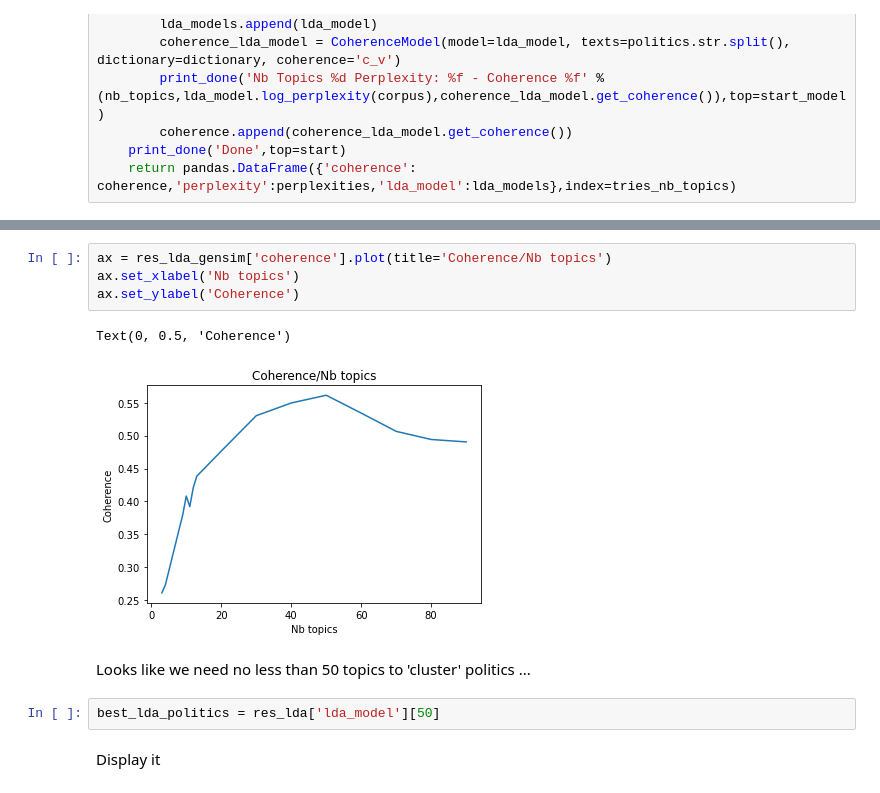
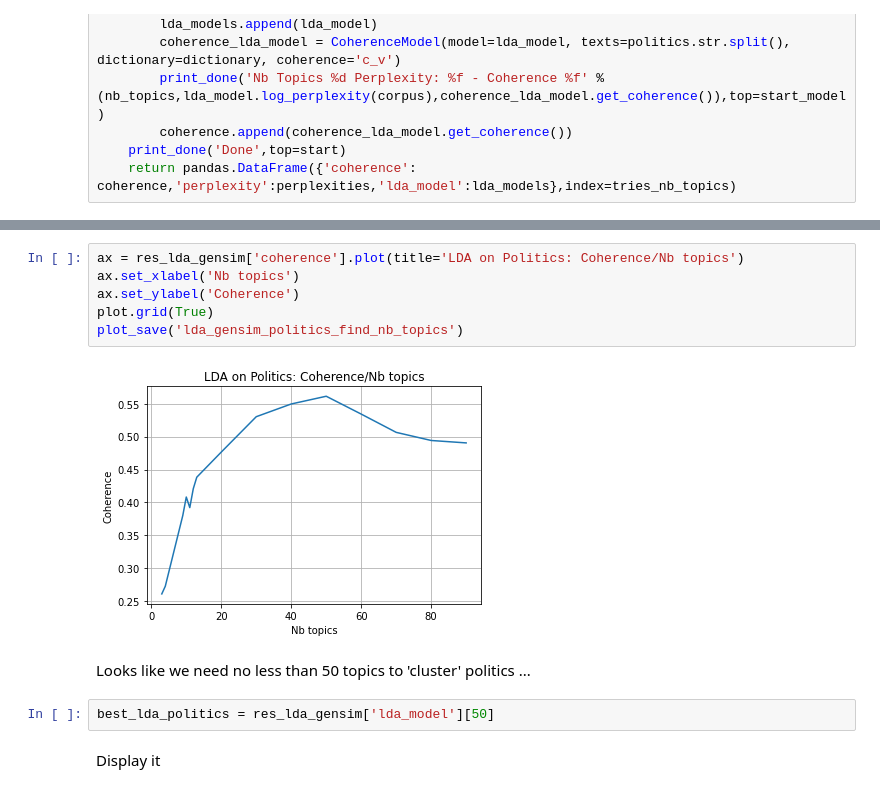
Before and after one commit to acharroux/QuoraPairs, a Jupyter notebook: BruteForce/visualisation_LDA.ipynb, the cells around one changed output, grey strips where cells are left out. Drawn from its saved outputs; the diff is of its cells as text.

```diff
--- a/BruteForce/visualisation_LDA.ipynb
+++ b/BruteForce/visualisation_LDA.ipynb
@@ -407,16 +409,17 @@ res_lda_gensim.sort_values(by=['coherence','perplexity'],ascending=False)[['cohe
 | 4 | 0.272589 | -7.351689 |
 | 3 | 0.260907 | -7.328774 |
 # %%
-ax = res_lda_gensim['coherence'].plot(title='Coherence/Nb topics')
+ax = res_lda_gensim['coherence'].plot(title='LDA on Politics: Coherence/Nb topics')
 ax.set_xlabel('Nb topics')
 ax.set_ylabel('Coherence')
+plot.grid(True)
+plot_save('lda_gensim_politics_find_nb_topics')
 # %% [output]
-Text(0, 0.5, 'Coherence')
-[figure, old version]
+[figure, new version]
 # %% [markdown]
 Looks like we need no less than 50 topics to 'cluster' politics ...
 # %%
-best_lda_politics = res_lda['lda_model'][50]
+best_lda_politics = res_lda_gensim['lda_model'][50]
 # %% [markdown]
 Display it
 # %%
```
Also changed, not shown: parts of 15 cells of this notebook, 17 other files.
